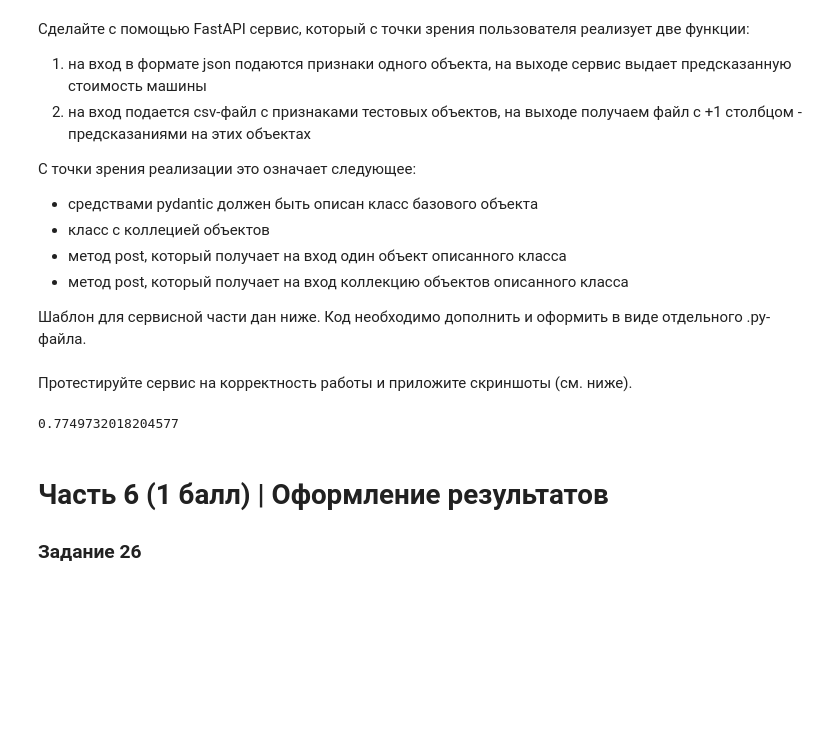
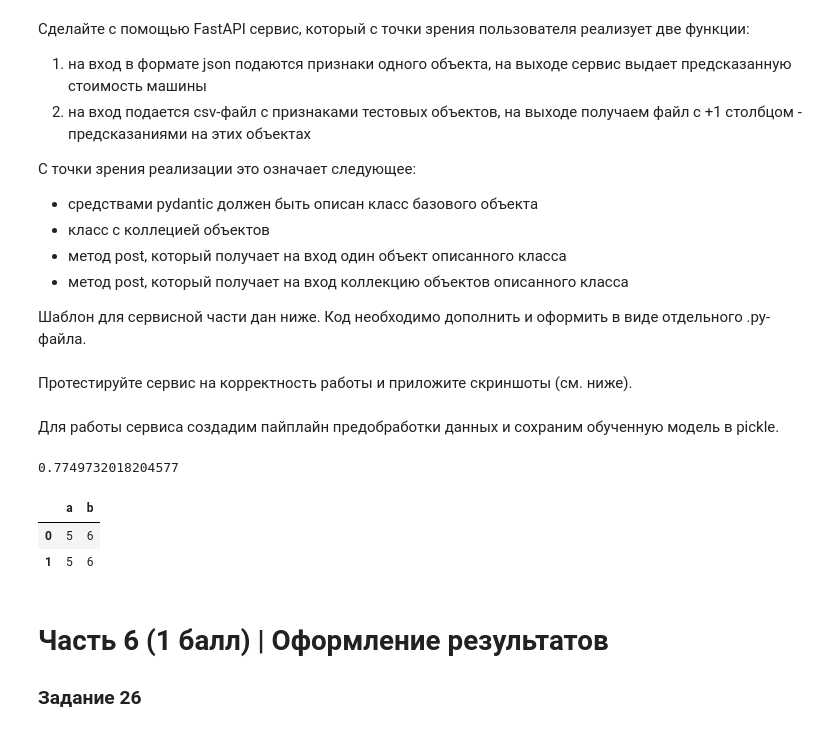
Before and after one commit to eto-enot/ml-hw-01, a Jupyter notebook: hw-1.ipynb, the cells around one changed output. Cells and saved outputs as stored; diff of their text form; code cells hidden in the pictures; blank space fills up the shorter version.

```diff
--- a/hw-1.ipynb
+++ b/hw-1.ipynb
@@ -1480,0 +1407,2 @@ class TorquePreprocessing(BaseEstimator, TransformerMixin):
+# %% [markdown]
+Для работы сервиса создадим пайплайн предобработки данных и сохраним обученную модель в pickle.
@@ -1532,6 +1501,12 @@ r2_score(y, ypred)
 #pp.fit_transform(df_train1, y)
 # %% [output]
 0.7749732018204577
+# %%
+pd.DataFrame.from_records([{'a':5, 'b':6}, {'a':5, 'b':6}])
+# %% [output]
+|  | a | b |
+| 0 | 5 | 6 |
+| 1 | 5 | 6 |
 # %% [markdown]
 # **Часть 6 (1 балл) | Оформление результатов**
 
```
Also changed, not shown: parts of 17 cells of this notebook, 5 other files.
